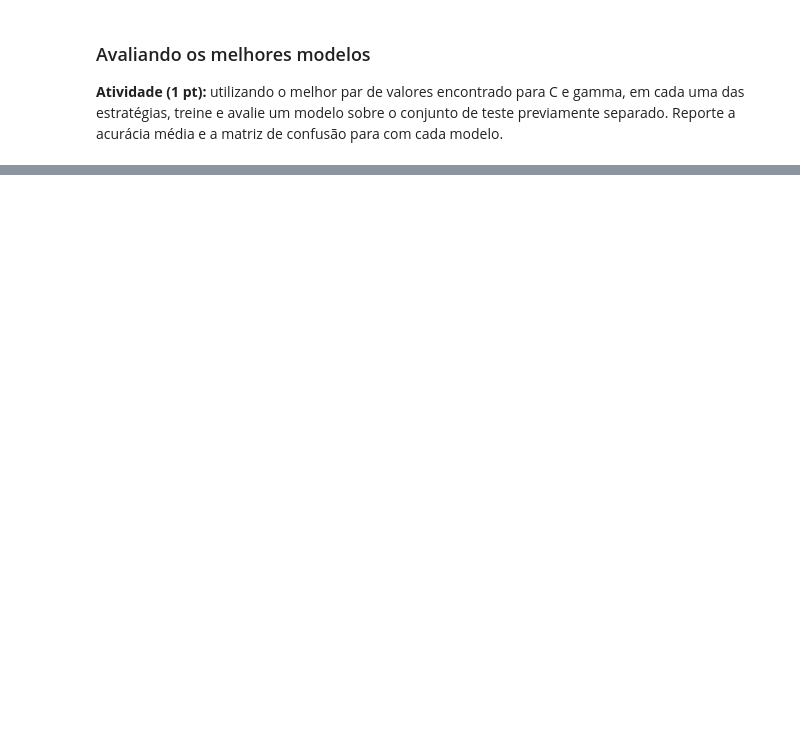
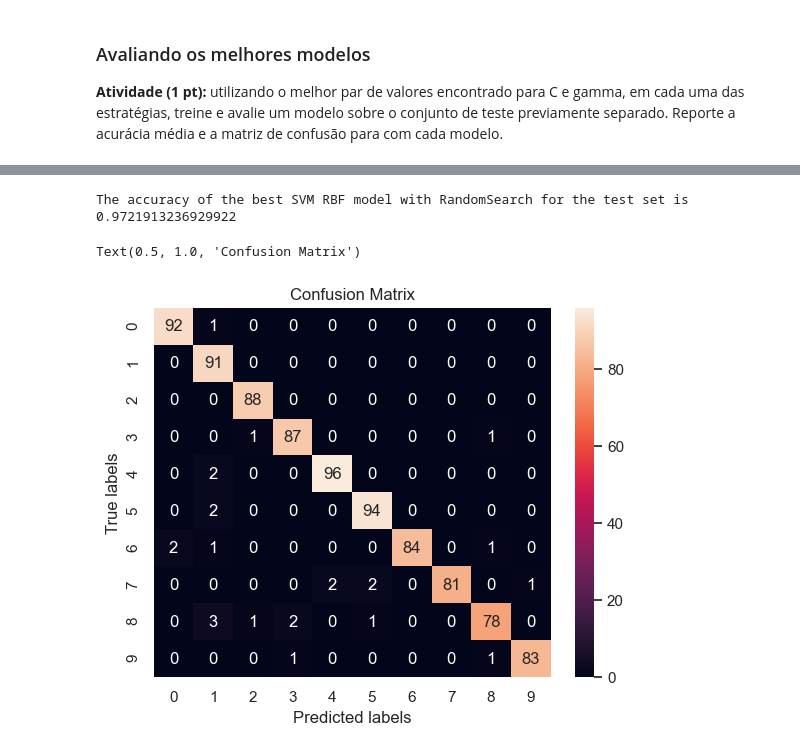
Before and after one commit to kroncatti/complex-data-mining, a Jupyter notebook: inf-0616-supervised-learning/assignment2-svr-svm/assignment_2.ipynb, the cells around one changed output, grey strips where cells are left out. Cells and saved outputs as stored; diff of their text form; code cells hidden in the pictures; blank space fills up the shorter version.

```diff
--- a/inf-0616-supervised-learning/assignment2-svr-svm/assignment_2.ipynb
+++ b/inf-0616-supervised-learning/assignment2-svr-svm/assignment_2.ipynb
@@ -481,2 +549,9 @@ The best result for the training set using CV = 10 is C = 0.5 with mean accuracy
 # %% [markdown]
 **Atividade (1 pt):** aumente o intervalo de busca de C e gamma e faça uma busca randômica pelo intervalo.
+# %%
+c_range = [1e-5, 3e-5, 5e-5, 7e-5, 1e-4, 3e-4, 5e-4, 6e-4, 1e-3, 3e-3, 5e-3, 7e-3, 1e-2, 3e-2, 5e-2, 7e-2, 1e-1, 3e-1, 5e-1, 7e-1, 1e0, 3e0, 5e0, 7e0, 1e1, 3e-1, 5e1, 7e1, 1e2, 3e2, 5e2, 7e2, 1e3, 3e3, 5e3, 7e3, 1e4, 5e4]
+gamma_range = [1e-5, 3e-5, 5e-5, 7e-5, 1e-4, 3e-4, 5e-4, 6e-4, 1e-3, 3e-3, 5e-3, 7e-3, 1e-2, 3e-2, 5e-2, 7e-2, 1e-1, 3e-1, 5e-1, 7e-1, 1e0, 3e0, 5e0, 7e0, 1e1, 3e-1, 5e1, 7e1, 1e2, 3e2, 5e2, 7e2, 1e3, 3e3, 5e3, 7e3, 1e4, 5e4]
+param_grid = dict(C=c_range, gamma=gamma_range)
+
+random_search_digits_rbf = RandomizedSearchCV(svm.SVC(kernel="rbf"), param_grid, cv=cv, scoring="accuracy", n_iter=100, random_state=rs, verbose=10)
+random_search_digits_rbf.fit(X=x_train, y=y_train)
@@ -486,0 +629,23 @@ The best result for the training set using CV = 10 is C = 0.5 with mean accuracy
+# %%
+# Best model Random for RBF
+best_svm_rbf_random_search = svm.SVC(kernel="rbf", C=best_c_rbf_random_search, gamma=best_gamma_rbf_random_search)
+best_svm_rbf_random_search.fit(X=x_train, y=y_train)
+
+# Applying prediction to test set
+y_pred_test_rbf_random_search = best_svm_rbf_random_search.predict(x_test)
+
+
+# Applying accuracy and precision
+acc_best_svm_rbf_test_random_search = metrics.accuracy_score(y_true=y_test, y_pred=y_pred_test_rbf_random_search)
+print(f"The accuracy of the best SVM RBF model with RandomSearch for the test set is {acc_best_svm_rbf_test_random_search}")
+
+# Confusion matrix
+cm_best_svm_rbf_test_random_search = metrics.confusion_matrix(y_true=y_test, y_pred=y_pred_test_rbf_random_search)
+ax= plt.subplot()
+sns.heatmap(cm_best_svm_rbf_test_random_search, annot=True, fmt='g', ax=ax)
+ax.set_xlabel('Predicted labels');ax.set_ylabel('True labels');
+ax.set_title('Confusion Matrix')
+# %% [output]
+The accuracy of the best SVM RBF model with RandomSearch for the test set is 0.9721913236929922
+Text(0.5, 1.0, 'Confusion Matrix')
+[figure, added]
```
Also changed, not shown: parts of 13 cells of this notebook.
